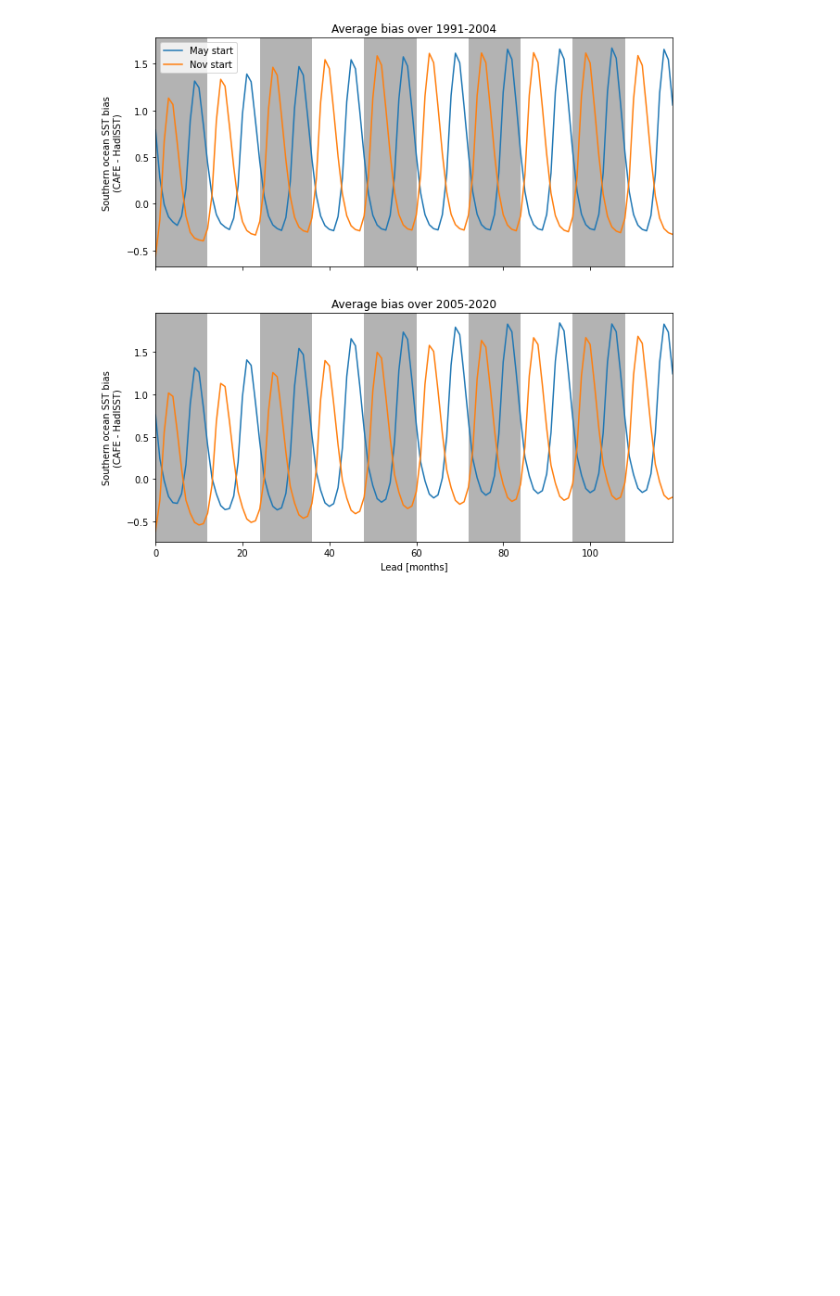
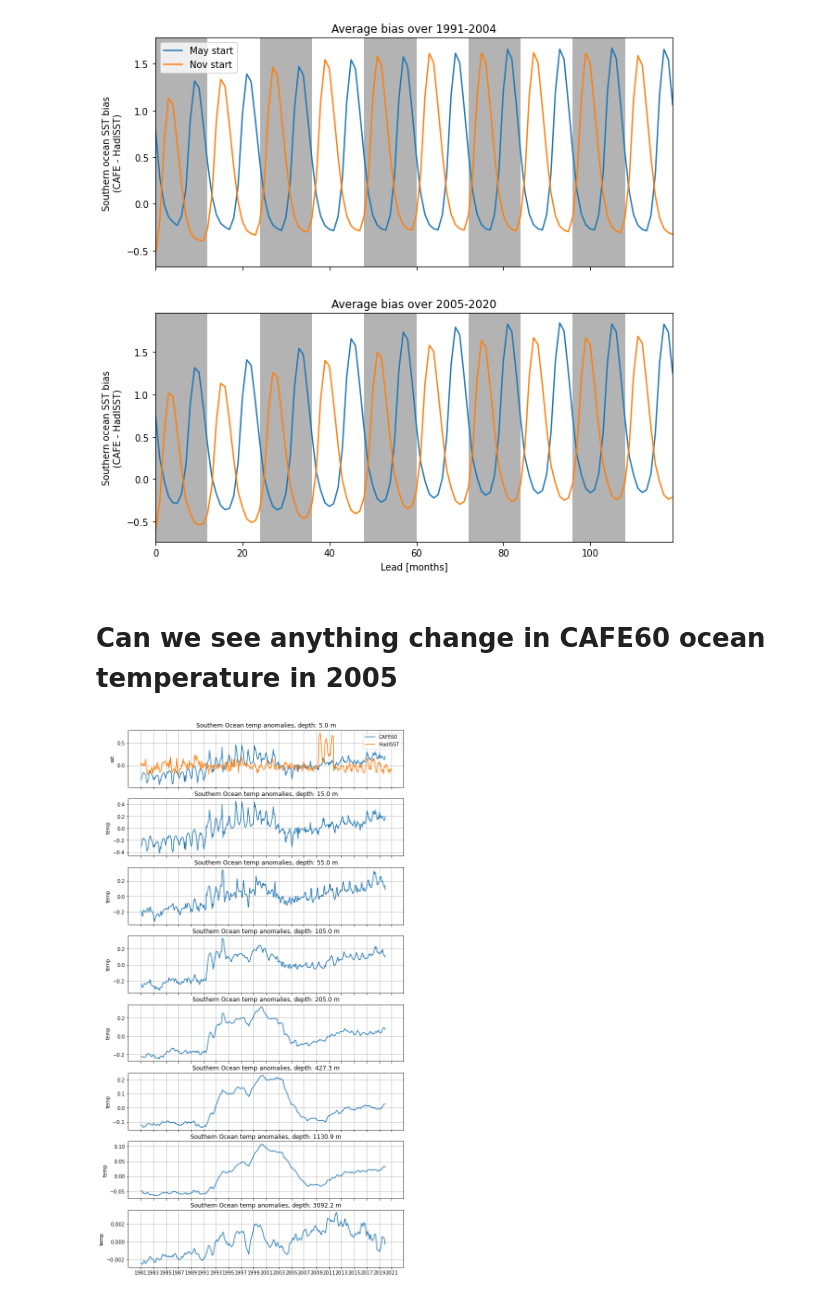
Before and after one commit to dougiesquire/cm-historical, a Jupyter notebook: notebooks/step_change_2005.ipynb, the cells around one changed output. Cells and saved outputs as stored; diff of their text form; code cells hidden in the pictures; blank space fills up the shorter version.

```diff
--- a/notebooks/step_change_2005.ipynb
+++ b/notebooks/step_change_2005.ipynb
@@ -1176,3 +1194,5 @@ fig.patch.set_facecolor("w")
 plt.savefig(f"SST_bias_with_lead.png", format="png", bbox_inches="tight")
 # %% [output]
 [figure]
+# %% [markdown]
+# Can we see anything change in CAFE60 ocean temperature in 2005
@@ -1178,0 +1221,54 @@ plt.savefig(f"SST_bias_with_lead.png", format="png", bbox_inches="tight")
+# %%
+region = slice(-90, -30)
+# %%
+c60_reg = (
+    c60.sel(yt_ocean=region)
+    .weighted(c60["area_t"])
+    .mean(["xt_ocean", "yt_ocean", "ensemble"])
+).compute()
+
+had_reg = (
+    had.sel(lat=region).weighted(had["area"].fillna(0)).mean(["lon", "lat"])
+).compute()
+# %%
+depths = [0, 1, 5, 10, 20, 25, 30, 40]
+period = slice("1981", "2020")
+
+fig = plt.figure(figsize=(10, 20))
+axs = fig.subplots(len(depths), 1, sharex=True)
+
+for i, d in enumerate(depths):
+    ax = axs[i]
+    c60_anom = (
+        c60_reg.sel(time=period)
+        .isel(st_ocean=d)
+        .groupby("time.month")
+        .map(lambda x: x - x.mean("time"))
+    )
+    c60_anom.plot(ax=ax, label="CAFE60")
+
+    if d == 0:
+        had_anom = (
+            had_reg.sel(time=period)
+            .groupby("time.month")
+            .map(lambda x: x - x.mean("time"))
+        )
+        had_anom.plot(ax=ax, label="HadISST")
+        ax.legend()
+
+    ax.set_title(
+        f"Southern Ocean temp anomalies, depth: {c60_reg.st_ocean.isel(st_ocean=d).item():.1f} m"
+    )
+    ax.set_xlabel("")
+    ax.grid(True)
+    ax.set_xticks(
+        xr.cftime_range(start="1981-01-01", end="2021-01-01", freq="2AS").values
+    )
+    ax.set_xticklabels(
+        xr.cftime_range(start="1981-01-01", end="2021-01-01", freq="2AS").year
+    )
+
+fig.patch.set_facecolor("w")
+plt.savefig(f"CAFE60_SO_temp.png", format="png", bbox_inches="tight")
+# %% [output]
+[figure, added]
```
Also changed, not shown: parts of 18 cells of this notebook.
